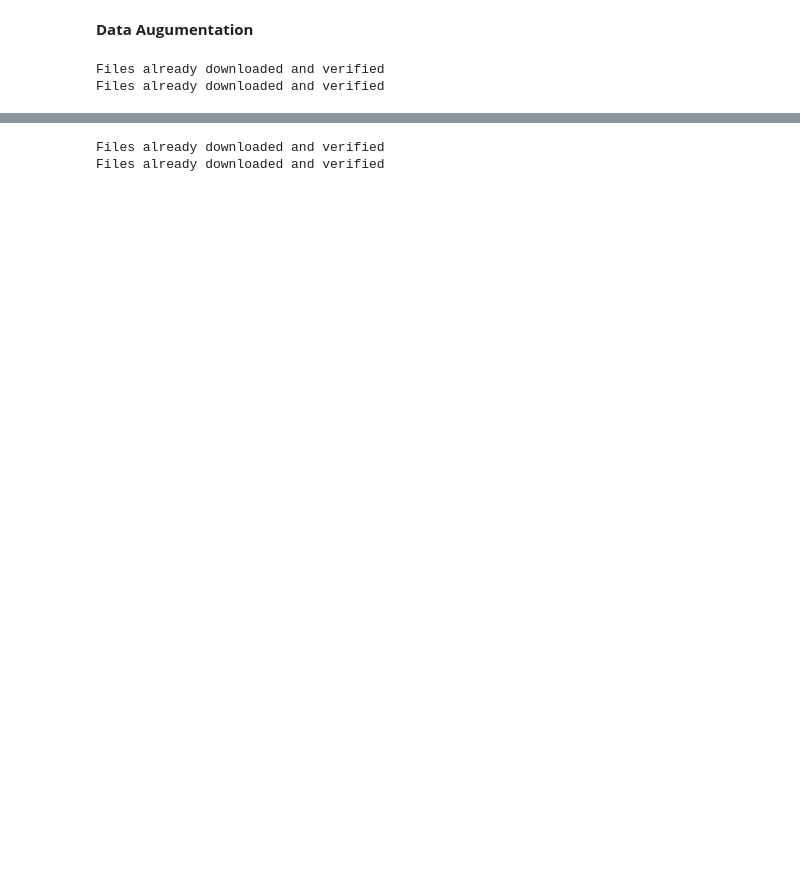
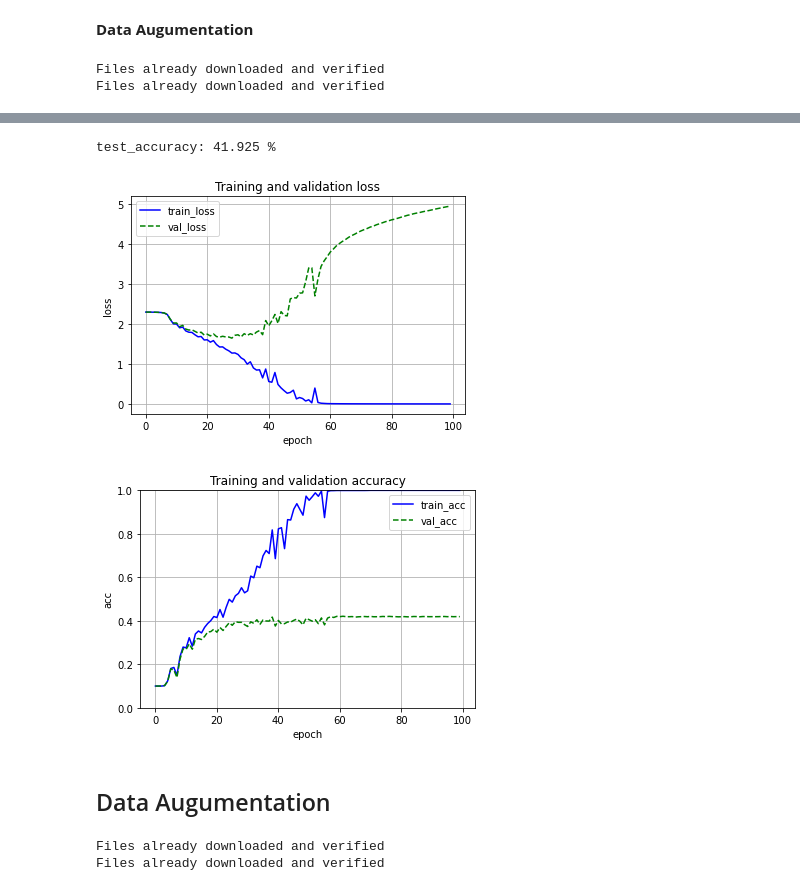
Before and after one commit to namoshi/dl_intro, a Jupyter notebook: augumentation.ipynb, the cells around one changed output, grey strips where cells are left out. Drawn from its saved outputs; the diff is of its cells as text; code cells hidden in the pictures; blank space fills up the shorter version.

```diff
--- a/augumentation.ipynb
+++ b/augumentation.ipynb
@@ -80,7 +80,7 @@ class Net(nn.Module):
     x4 = self.fc(x3)
     return x4
 # %%
-# Training
+# Training without data augmentation
 
 from torch import optim
 
@@ -92,8 +92,14 @@ criterion = nn.CrossEntropyLoss()
 
 nepoch = 100
 
+# initialize list for plot graph after training
+train_loss_list, train_acc_list, val_loss_list, val_acc_list = [], [], [], []
+
 for i in range(nepoch):
   print(f"EPOCH: {i+1}")
+
+  # initialize each epoch
+  train_loss, train_acc, val_loss, val_acc = 0, 0, 0, 0
 
   ### Train ###
   model.train()
@@ -122,6 +128,10 @@ for i in range(nepoch):
   print(f"  train loss: {sum_loss/sum_iter}")
   print(f"  train acc : {sum_correct/(sum_iter*batch_size)}")
 
+  # append list for polt graph after training
+  train_loss_list.append(sum_loss/sum_iter)
+  train_acc_list.append(sum_correct/(sum_iter*batch_size))
+
   ### Test ###
   model.eval()
   sum_loss = 0.0
@@ -138,6 +148,10 @@ for i in range(nepoch):
     sum_iter += 1
   print(f"  test  loss: {sum_loss/sum_iter}")
   print(f"  test  acc : {sum_correct/(sum_iter*batch_size)}")
+
+  # append list for polt graph after training
+  val_loss_list.append(sum_loss/sum_iter)
+  val_acc_list.append(sum_correct/(sum_iter*batch_size))
 # %% [output]
 Net(
   (conv): Sequential(
@@ -159,3 +173,53 @@ Net(
+# %%
+# ======== eval_mode (test samples) ======
+model.eval()
+with torch.no_grad():
+    total = 0
+    test_acc = 0
+    for images, labels in dataloader_test:
+#        images, labels = images.view(-1, 28 * 28 * 1 ).to(device), labels.to(device)
+        images, labels = images.to(device), labels.to(device)
+        outputs = model(images)
+        test_acc += (outputs.max(1)[1] == labels).sum().item()
+        total += labels.size(0)
+    print('test_accuracy: {} %'.format(100 * test_acc / total))
+
+# save weights (You can save the model by uncomment the following line)
+#torch.save(net.state_dict(), 'mnist_net.ckpt')
+# %% [output]
+test_accuracy: 41.925 %
+# %%
+# plot graph
+import matplotlib.pyplot as plt
+
+plt.figure()
+plt.plot(range(nepoch), train_loss_list, color='blue', linestyle='-', label='train_loss')
+plt.plot(range(nepoch), val_loss_list, color='green', linestyle='--', label='val_loss')
+#plt.ylim([0.0,0.02])
+plt.legend()
+plt.xlabel('epoch')
+plt.ylabel('loss')
+plt.title('Training and validation loss')
+plt.grid()
+plt.savefig('CNN_STL10_loss_noaug.png')
+plt.show()
+
+plt.figure()
+plt.plot(range(nepoch), train_acc_list, color='blue', linestyle='-', label='train_acc')
+plt.plot(range(nepoch), val_acc_list, color='green', linestyle='--', label='val_acc')
+plt.ylim([0.0, 1.0])
+plt.legend()
+plt.xlabel('epoch')
+plt.ylabel('acc')
+plt.title('Training and validation accuracy')
+plt.grid()
+plt.savefig('CNN_STL10_acc_noaug.png')
+plt.show()
+# %% [output]
+[figure, added]
+[figure, added]
+# %% [markdown]
+## Data Augumentation
 # %%
 # Dataset : With Augumentation
 
```
Also changed, not shown: parts of 4 cells of this notebook, 32 other files.
